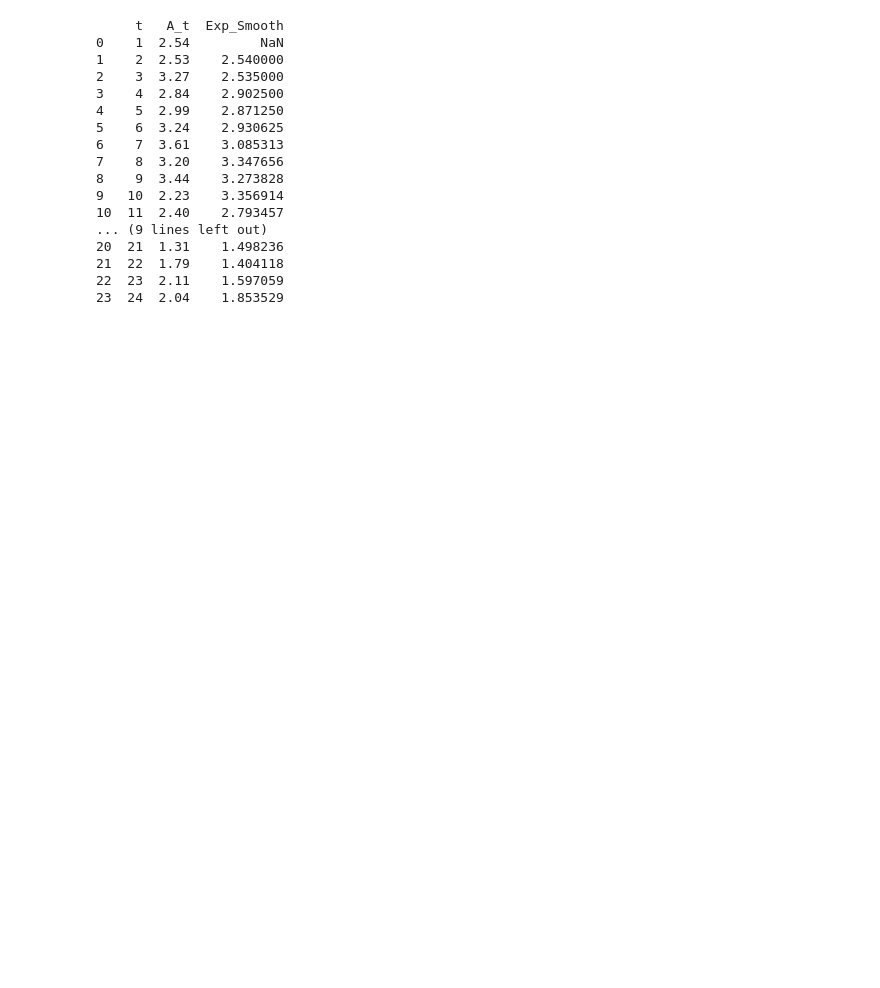
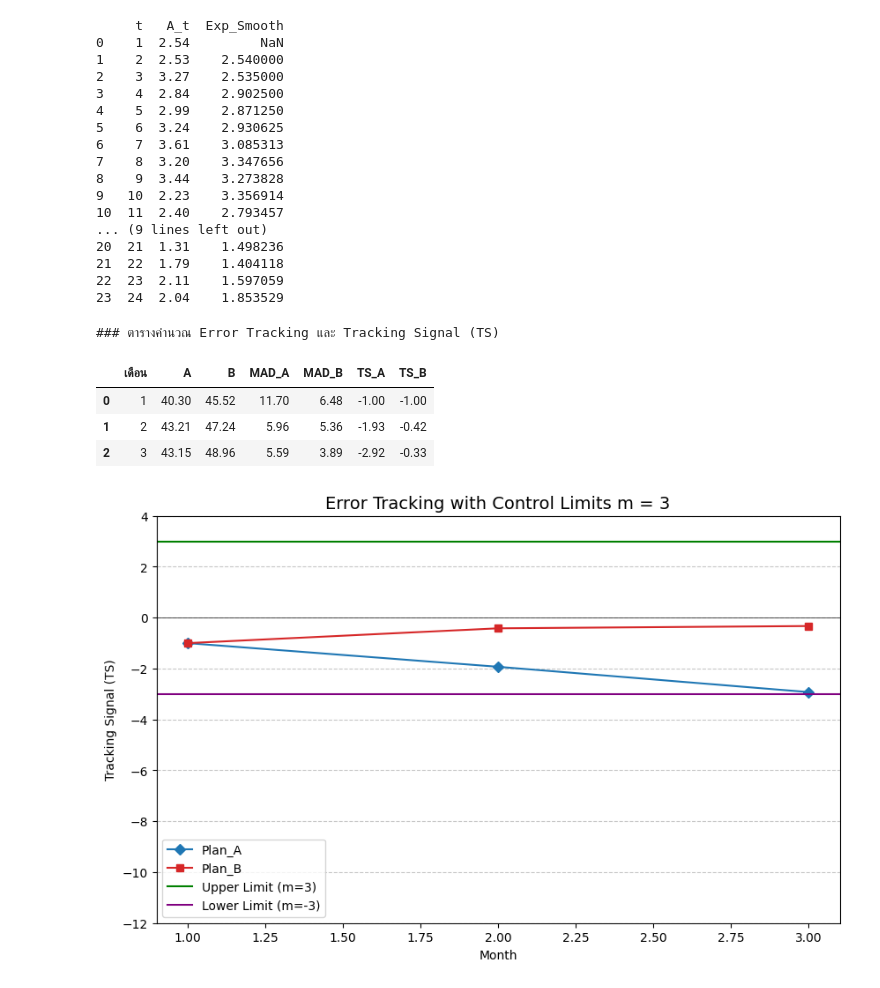
Before and after one commit to alicelouis47/Product_AMI, a Jupyter notebook: 2_Forecast.ipynb, the cells around one changed output. Saved outputs shown, nothing was run; the diff lists cells and outputs as text; code cells hidden in the pictures; blank space fills up the shorter version.

```diff
--- a/2_Forecast.ipynb
+++ b/2_Forecast.ipynb
@@ -1300,3 +1337,75 @@ print(df[['t', 'A_t', 'Exp_Smooth']])
 21  22  1.79    1.404118
 22  23  2.11    1.597059
 23  24  2.04    1.853529
+# %%
+import pandas as pd
+import numpy as np
+import matplotlib.pyplot as plt
+
+# 1. เตรียมข้อมูลพื้นฐาน
+months = [1, 2, 3]
+actual = [52, 43, 48]
+A =[40.30, 43.21, 43.15]
+B = [45.52, 47.24, 48.96]
+time_index = np.arange(1, 4)
+
+df = pd.DataFrame({
+    'เดือน': months,
+    'หน่วยเวลา': time_index,
+    'At': actual,
+    'A' : A,
+    'B' : B,
+})
+
+
+
+
+# 3. ฟังก์ชันคำนวณ Error, Cumulative Error, MAD_t และ TS_t
+def calculate_ts(df, forecast_col, name):
+    # Error = At - Ft
+    df[f'Error_{name}'] = df[f'At'] - df[forecast_col]
+
+    # Cumulative Error = Σ(At - Ft)
+    df[f'Cum_Error_{name}'] = df[f'Error_{name}'].cumsum()
+
+    # MAD_t = Σ|At - Ft| / N (คำนวณแบบสะสม)
+    df[f'Abs_Error_{name}'] = df[f'Error_{name}'].abs()
+    df[f'MAD_{name}'] = df[f'Abs_Error_{name}'].expanding().mean()
+
+    # TS_t = -(Cumulative Error / MAD_t) ตามสูตรในภาพตัวอย่าง
+    df[f'TS_{name}'] = -(df[f'Cum_Error_{name}'] / df[f'MAD_{name}'])
+
+    return df
+
+df = calculate_ts(df, 'A', 'A')
+df = calculate_ts(df, 'B', 'B')
+
+# 4. แสดงตารางผลลัพธ์
+print("### ตารางคำนวณ Error Tracking และ Tracking Signal (TS)")
+pd.options.display.float_format = '{:,.2f}'.format
+display(df[['เดือน', 'A', 'B','MAD_A','MAD_B', 'TS_A', 'TS_B']].fillna('-'))
+
+# 5. พล็อตกราฟ Tracking Signal กับ Control Limits (m = ±3)
+plt.figure(figsize=(10, 6))
+plt.plot(df['เดือน'], df['TS_A'], marker='D', label='Plan_A', color='#1f77b4')
+plt.plot(df['เดือน'], df['TS_B'], marker='s', label='Plan_B', color='#d62728')
+
+# เพิ่มเส้น Control Limits
+plt.axhline(y=3, color='g', linestyle='-', label='Upper Limit (m=3)')
+plt.axhline(y=-3, color='purple', linestyle='-', label='Lower Limit (m=-3)')
+plt.axhline(y=0, color='black', linewidth=0.5)
+
+plt.title('Error Tracking with Control Limits m = 3', fontsize=14)
+plt.xlabel('Month')
+plt.ylabel('Tracking Signal (TS)')
+plt.legend()
+plt.grid(True, axis='y', linestyle='--', alpha=0.7)
+plt.ylim(-12, 4) # ปรับสเกลให้ใกล้เคียงกับภาพตัวอย่าง
+plt.show()
+# %% [output]
+### ตารางคำนวณ Error Tracking และ Tracking Signal (TS)
+|  | เดือน | A | B | MAD_A | MAD_B | TS_A | TS_B |
+| 0 | 1 | 40.30 | 45.52 | 11.70 | 6.48 | -1.00 | -1.00 |
+| 1 | 2 | 43.21 | 47.24 | 5.96 | 5.36 | -1.93 | -0.42 |
+| 2 | 3 | 43.15 | 48.96 | 5.59 | 3.89 | -2.92 | -0.33 |
+[figure, added]
```
Also changed, not shown: parts of 1 cell of this notebook, 4 other files.
